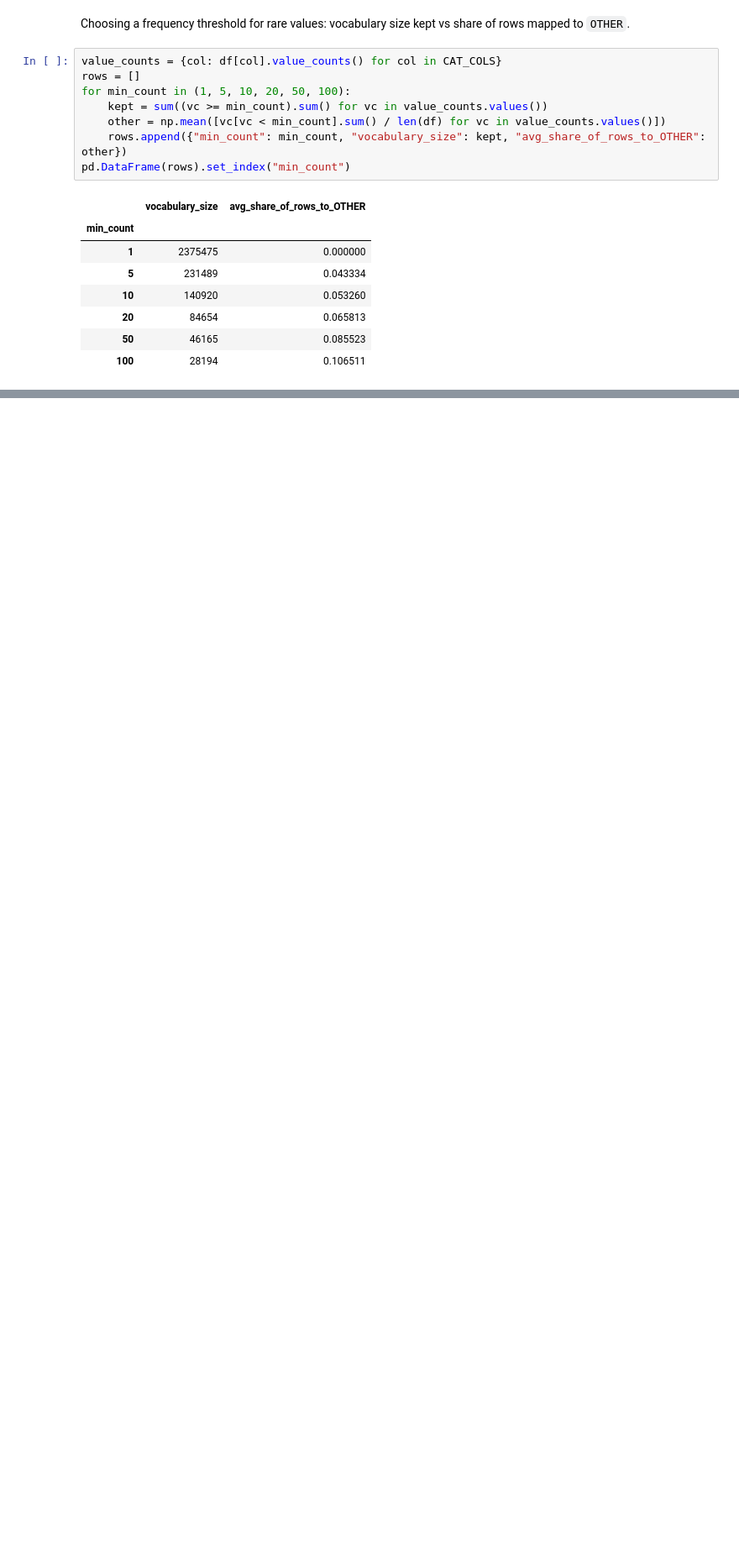
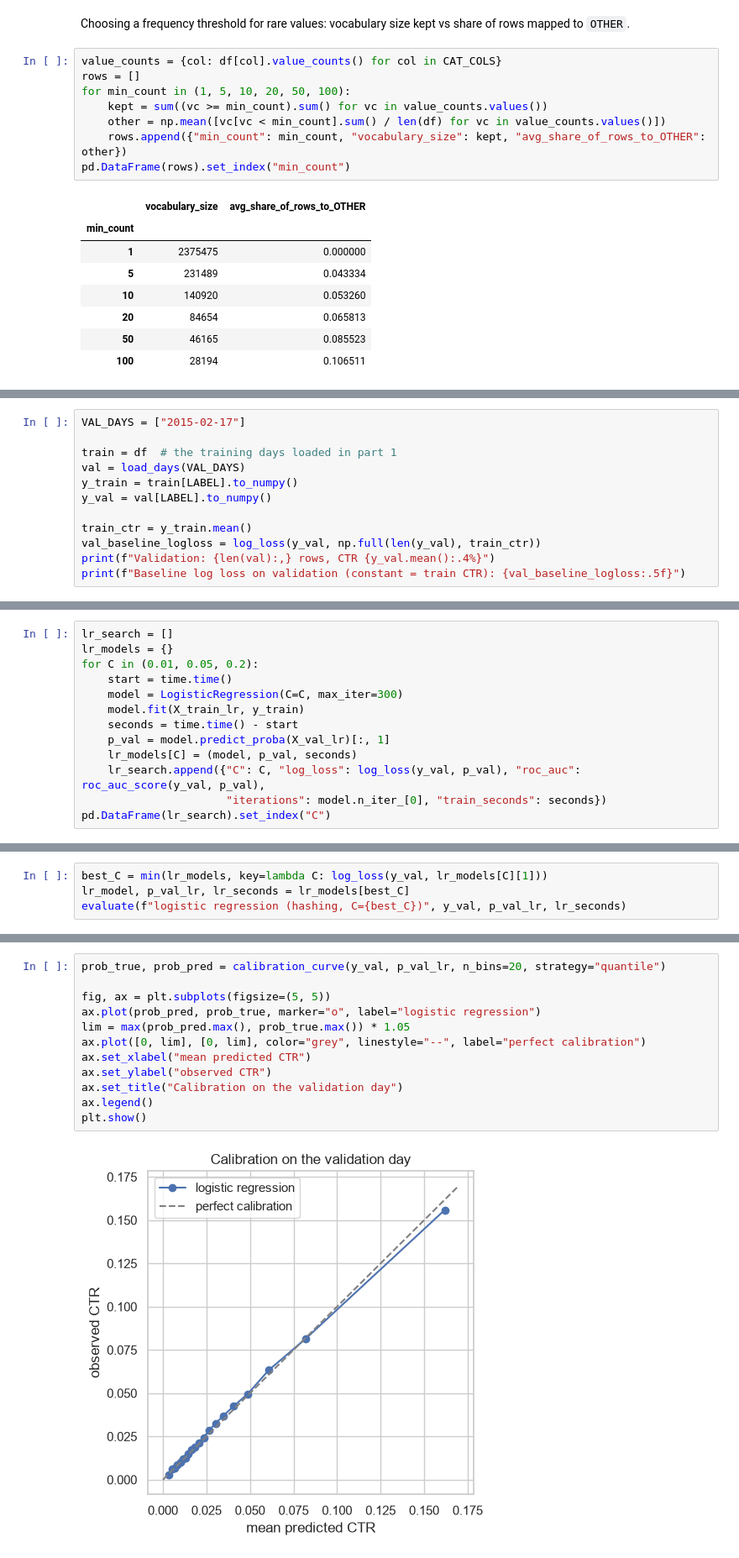
Before and after one commit to Mam-s/ctr_criteo, a Jupyter notebook: notebooks/exploration.ipynb, the cells around one changed output, grey strips where cells are left out. Shown at 84% size. Cells and saved outputs as stored; diff of their text form; blank space fills up the shorter version.

Commit message:
logistic regression model with hashing trick

```diff
--- a/notebooks/exploration.ipynb
+++ b/notebooks/exploration.ipynb
@@ -412,0 +425,12 @@ pd.DataFrame(rows).set_index("min_count")
+# %%
+VAL_DAYS = ["2015-02-17"]
+
+train = df  # the training days loaded in part 1
+val = load_days(VAL_DAYS)
+y_train = train[LABEL].to_numpy()
+y_val = val[LABEL].to_numpy()
+
+train_ctr = y_train.mean()
+val_baseline_logloss = log_loss(y_val, np.full(len(y_val), train_ctr))
+print(f"Validation: {len(val):,} rows, CTR {y_val.mean():.4%}")
+print(f"Baseline log loss on validation (constant = train CTR): {val_baseline_logloss:.5f}")
@@ -412,0 +495,13 @@ pd.DataFrame(rows).set_index("min_count")
+# %%
+lr_search = []
+lr_models = {}
+for C in (0.01, 0.05, 0.2):
+    start = time.time()
+    model = LogisticRegression(C=C, max_iter=300)
+    model.fit(X_train_lr, y_train)
+    seconds = time.time() - start
+    p_val = model.predict_proba(X_val_lr)[:, 1]
+    lr_models[C] = (model, p_val, seconds)
+    lr_search.append({"C": C, "log_loss": log_loss(y_val, p_val), "roc_auc": roc_auc_score(y_val, p_val),
+                      "iterations": model.n_iter_[0], "train_seconds": seconds})
+pd.DataFrame(lr_search).set_index("C")
@@ -412,0 +522,4 @@ pd.DataFrame(rows).set_index("min_count")
+# %%
+best_C = min(lr_models, key=lambda C: log_loss(y_val, lr_models[C][1]))
+lr_model, p_val_lr, lr_seconds = lr_models[best_C]
+evaluate(f"logistic regression (hashing, C={best_C})", y_val, p_val_lr, lr_seconds)
@@ -412,0 +533,14 @@ pd.DataFrame(rows).set_index("min_count")
+# %%
+prob_true, prob_pred = calibration_curve(y_val, p_val_lr, n_bins=20, strategy="quantile")
+
+fig, ax = plt.subplots(figsize=(5, 5))
+ax.plot(prob_pred, prob_true, marker="o", label="logistic regression")
+lim = max(prob_pred.max(), prob_true.max()) * 1.05
+ax.plot([0, lim], [0, lim], color="grey", linestyle="--", label="perfect calibration")
+ax.set_xlabel("mean predicted CTR")
+ax.set_ylabel("observed CTR")
+ax.set_title("Calibration on the validation day")
+ax.legend()
+plt.show()
+# %% [output]
+[figure, added]
```
Also changed, not shown: parts of 12 cells of this notebook.
